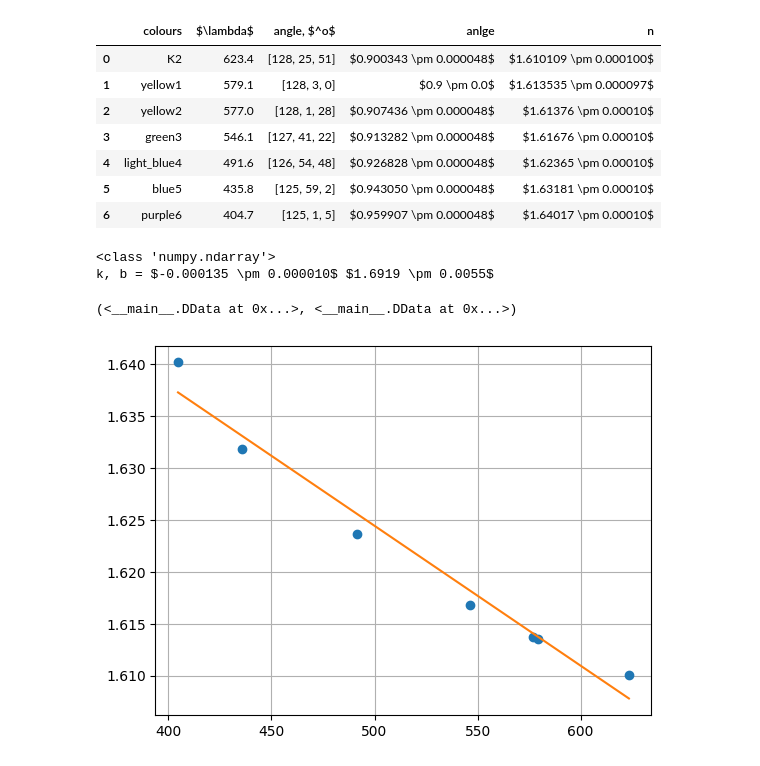
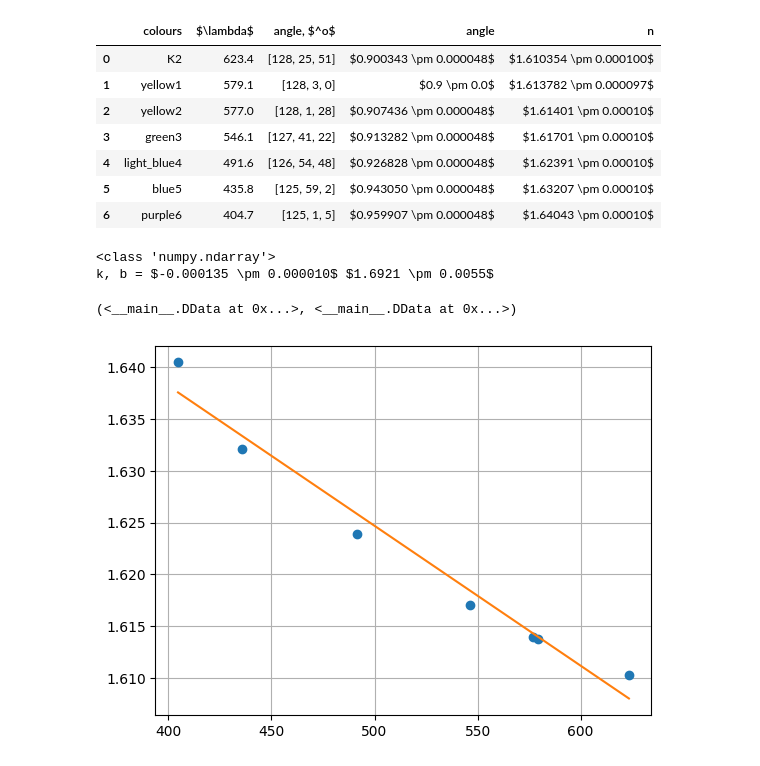
Before and after one commit to RedBrean/term2, a Jupyter notebook: term4/labs/443/443.ipynb, the cells around one changed output. Cells and saved outputs as stored; diff of their text form; code cells hidden in the pictures.

```diff
--- a/term4/labs/443/443.ipynb
+++ b/term4/labs/443/443.ipynb
@@ -365,28 +365,28 @@ phi_2 = rad([237, 35, 35])
 spectre = {"yellow1":[128,3,0],"yellow2":[128,1,28],"K2":[128,25,51],"green3":[127,41,22],"light_blue4":[126,54,48],"blue5":[125,59,2],"purple6":[125,1,5]}
 n_v = 10
 # %%
-alpha = 3.1419 - (phi_2 - phi_1)
+alpha = np.pi - (phi_2 - phi_1)
 data = pd.DataFrame()
 data["colours"] = ["K2", "yellow1", "yellow2", "green3", "light_blue4", "blue5", "purple6"]
 data["$\lambda$"] = [623.4, 579.1, 577.0, 546.1, 491.6, 435.8, 404.7]
 data["angle, $^o$"] = [spectre[x] for  x in data["colours"]]
-data["anlge"] = np.pi-(data["angle, $^o$"].apply(lambda x: rad(x)) - rad([0,1,0]))
-data["n"] = sin_ddata((data["anlge"]+alpha)/2)/sin_ddata(alpha/2)
+data["angle"] = np.pi-(data["angle, $^o$"].apply(lambda x: rad(x)) - rad([0,1,0]))
+data["n"] = sin_ddata((data["angle"]+alpha)/2)/sin_ddata(alpha/2)
 
 data
 # %% [output]
-|  | colours | $\lambda$ | angle, $^o$ | anlge | n |
-| 0 | K2 | 623.4 | [128, 25, 51] | $0.900343 \pm 0.000048$ | $1.610109 \pm 0.000100$ |
-| 1 | yellow1 | 579.1 | [128, 3, 0] | $0.9 \pm 0.0$ | $1.613535 \pm 0.000097$ |
-| 2 | yellow2 | 577.0 | [128, 1, 28] | $0.907436 \pm 0.000048$ | $1.61376 \pm 0.00010$ |
-| 3 | green3 | 546.1 | [127, 41, 22] | $0.913282 \pm 0.000048$ | $1.61676 \pm 0.00010$ |
-| 4 | light_blue4 | 491.6 | [126, 54, 48] | $0.926828 \pm 0.000048$ | $1.62365 \pm 0.00010$ |
-| 5 | blue5 | 435.8 | [125, 59, 2] | $0.943050 \pm 0.000048$ | $1.63181 \pm 0.00010$ |
-| 6 | purple6 | 404.7 | [125, 1, 5] | $0.959907 \pm 0.000048$ | $1.64017 \pm 0.00010$ |
+|  | colours | $\lambda$ | angle, $^o$ | angle | n |
+| 0 | K2 | 623.4 | [128, 25, 51] | $0.900343 \pm 0.000048$ | $1.610354 \pm 0.000100$ |
+| 1 | yellow1 | 579.1 | [128, 3, 0] | $0.9 \pm 0.0$ | $1.613782 \pm 0.000097$ |
+| 2 | yellow2 | 577.0 | [128, 1, 28] | $0.907436 \pm 0.000048$ | $1.61401 \pm 0.00010$ |
+| 3 | green3 | 546.1 | [127, 41, 22] | $0.913282 \pm 0.000048$ | $1.61701 \pm 0.00010$ |
+| 4 | light_blue4 | 491.6 | [126, 54, 48] | $0.926828 \pm 0.000048$ | $1.62391 \pm 0.00010$ |
+| 5 | blue5 | 435.8 | [125, 59, 2] | $0.943050 \pm 0.000048$ | $1.63207 \pm 0.00010$ |
+| 6 | purple6 | 404.7 | [125, 1, 5] | $0.959907 \pm 0.000048$ | $1.64043 \pm 0.00010$ |
 # %%
 linearcalc(data["$\\lambda$"], data["n"])
 # %% [output]
 <class 'numpy.ndarray'>
-k, b = $-0.000135 \pm 0.000010$ $1.6919 \pm 0.0055$
+k, b = $-0.000135 \pm 0.000010$ $1.6921 \pm 0.0055$
 (<__main__.DData at 0x...>, <__main__.DData at 0x...>)
-[figure, old version]
+[figure, new version]
```
